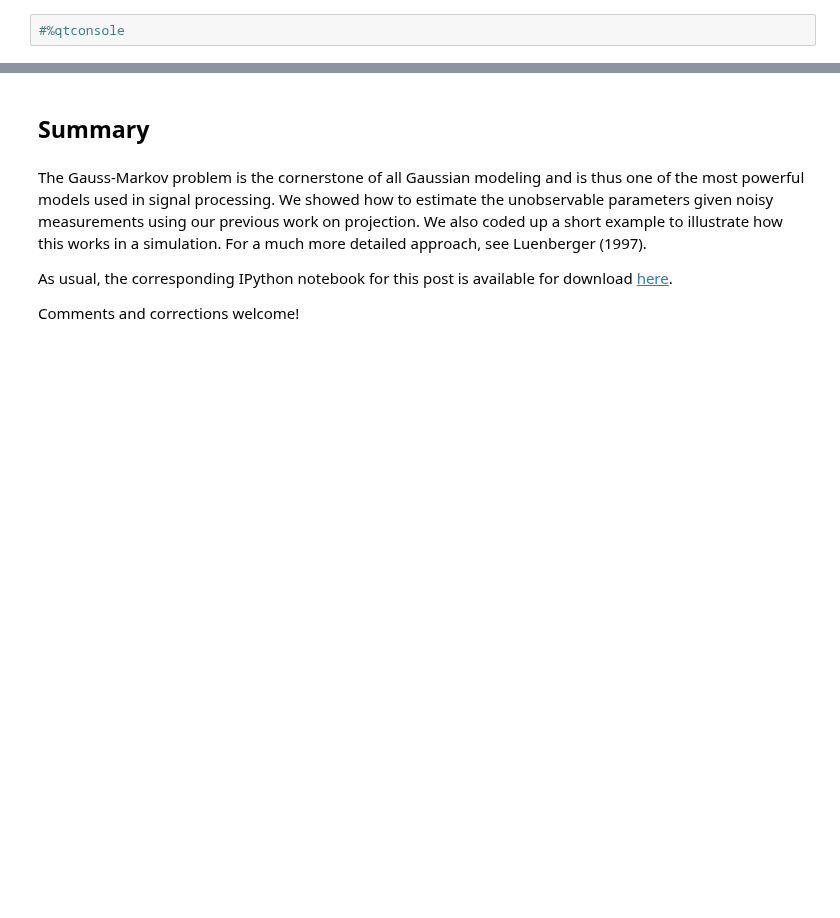
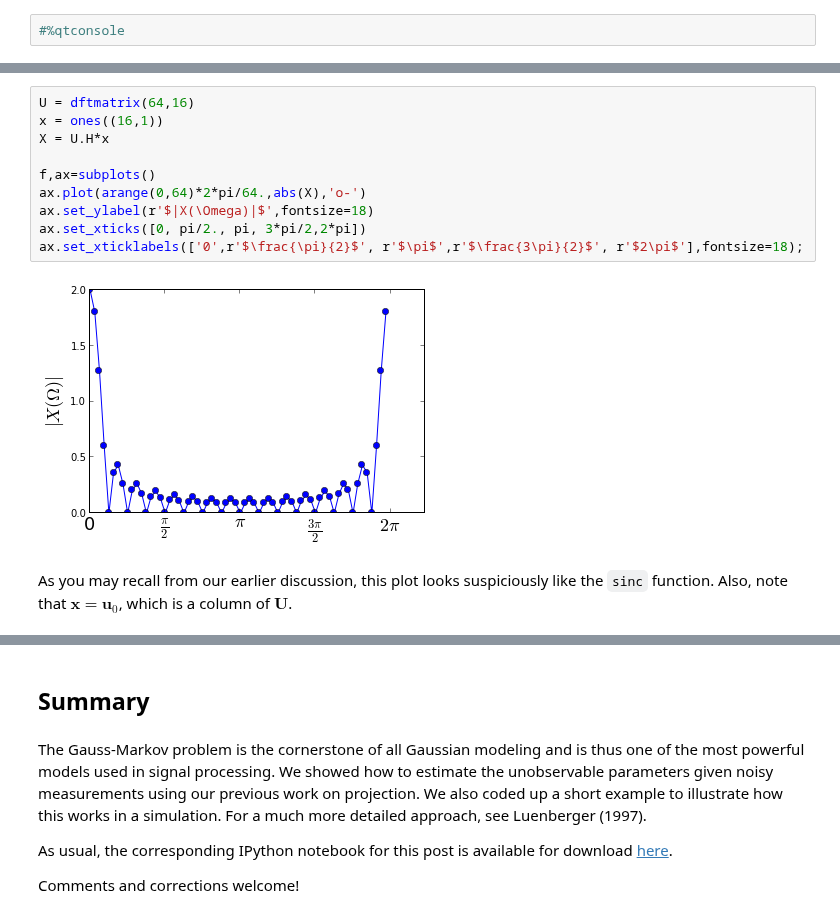
Before and after one commit to unpingco/Python-for-Signal-Processing, a Jupyter notebook: Fourier_Transform.ipynb, the cells around one changed output, grey strips where cells are left out. Cells and saved outputs as stored; diff of their text form; blank space fills up the shorter version.

```diff
--- a/Fourier_Transform.ipynb
+++ b/Fourier_Transform.ipynb
@@ -45,3 +132,17 @@ plt.show()
+# %%
+U = dftmatrix(64,16)
+x = ones((16,1))
+X = U.H*x
+
+f,ax=subplots()
+ax.plot(arange(0,64)*2*pi/64.,abs(X),'o-')
+ax.set_ylabel(r'$|X(\Omega)|$',fontsize=18)
+ax.set_xticks([0, pi/2., pi, 3*pi/2,2*pi])
+ax.set_xticklabels(['0',r'$\frac{\pi}{2}$', r'$\pi$',r'$\frac{3\pi}{2}$', r'$2\pi$'],fontsize=18);
+# %% [output]
+[figure, added]
+# %% [markdown]
+As you may recall from our earlier discussion, this plot looks suspiciously like the `sinc` function. Also, note that $\mathbf{x}=\mathbf{u}_0$, which is a column of $\mathbf{U}$.
 # %%
 fig = plt.figure()
 fig.set_size_inches(6,6)
```
Also changed, not shown: parts of 11 cells of this notebook.
